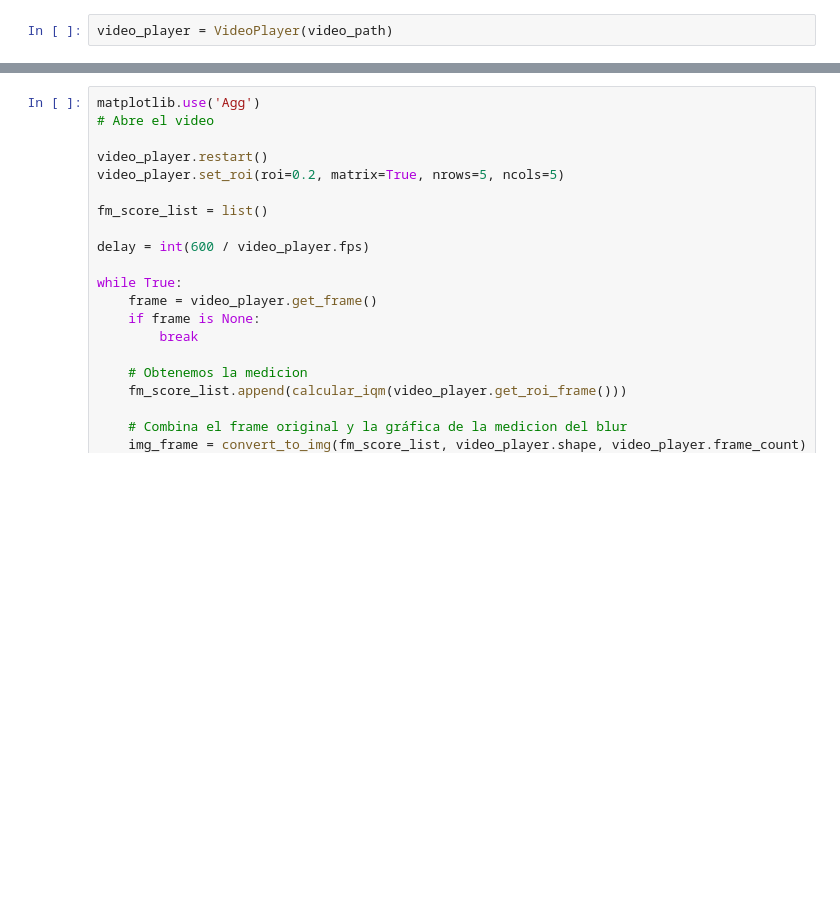
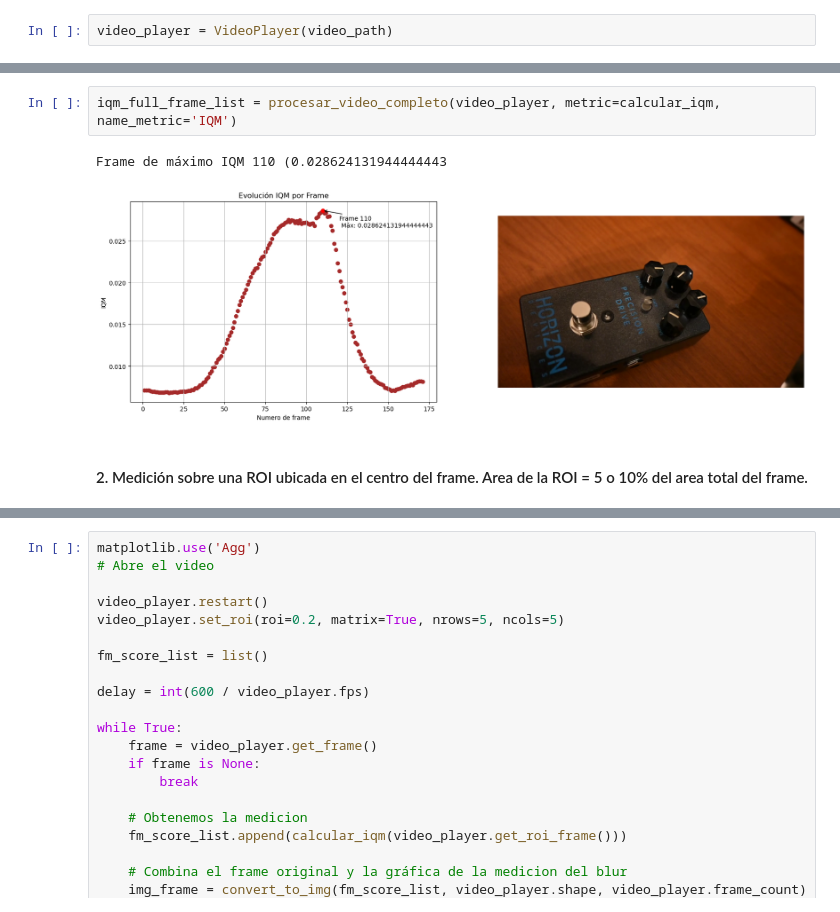
Before and after one commit to vasconcelosfer/ComputerVision, a Jupyter notebook: TP2_ENTREGA.ipynb, the cells around one changed output, grey strips where cells are left out. Cells and saved outputs as stored; diff of their text form; blank space fills up the shorter version.

```diff
--- a/TP2_ENTREGA.ipynb
+++ b/TP2_ENTREGA.ipynb
@@ -220,0 +284,7 @@ EXPERIMENTO 1
+# %%
+iqm_full_frame_list = procesar_video_completo(video_player, metric=calcular_iqm, name_metric='IQM')
+# %% [output]
+Frame de máximo IQM 110 (0.028624131944444443
+[figure, added]
+# %% [markdown]
+#### 2. Medición sobre una ROI ubicada en el centro del frame. Area de la ROI = 5 o 10% del area total del frame.
```
Also changed, not shown: parts of 41 cells of this notebook.
